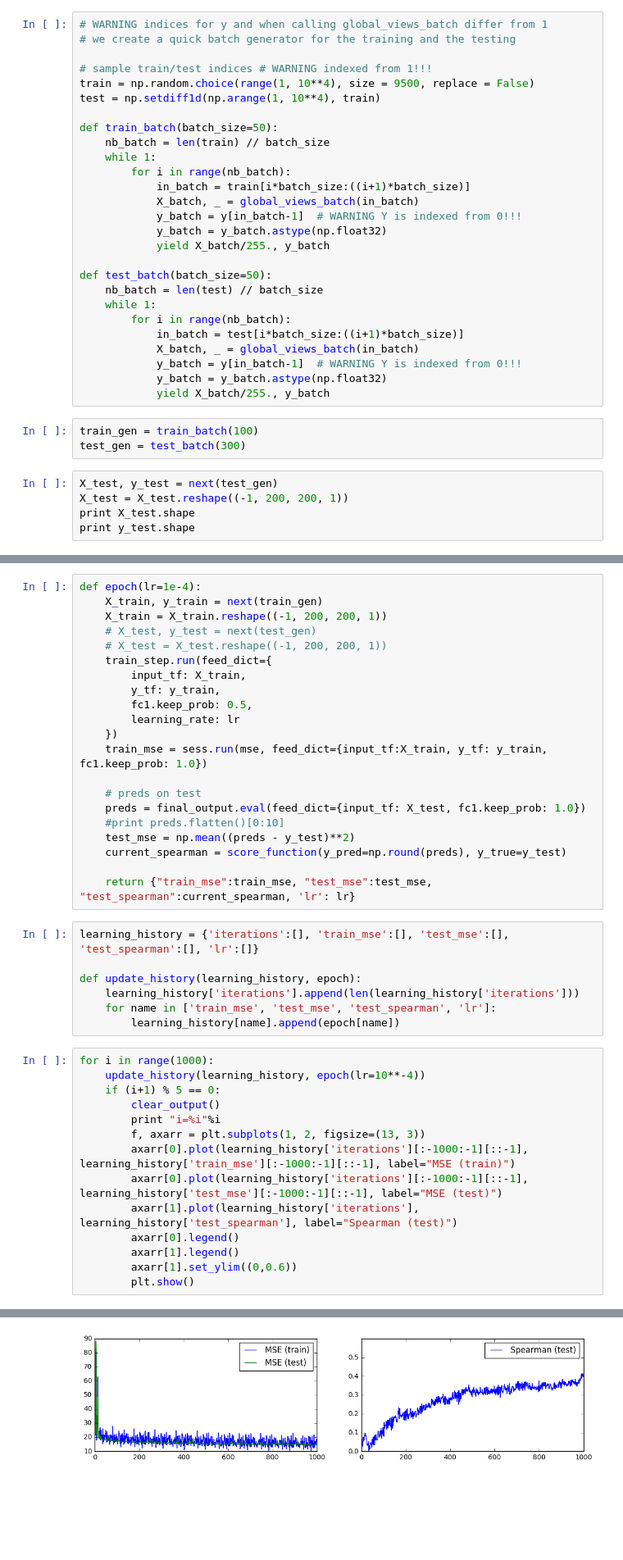
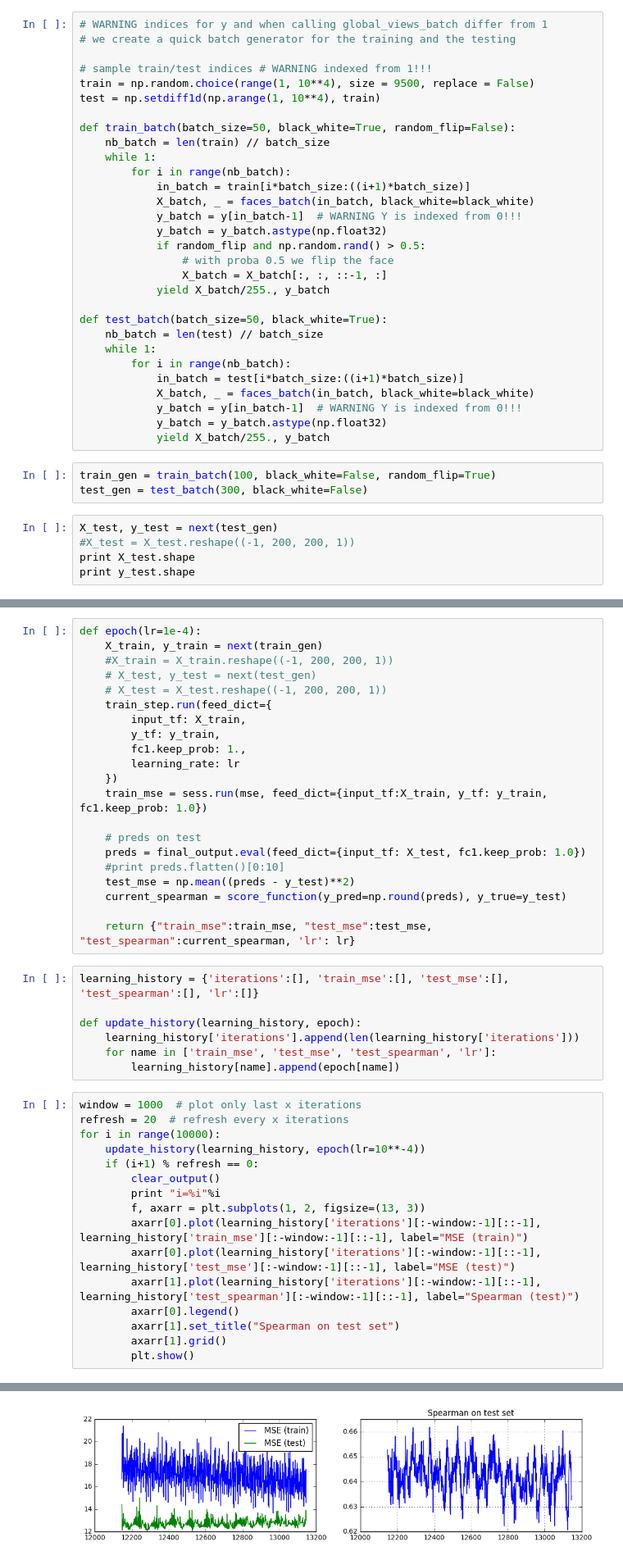
Before and after one commit to ctiennot/regained_challenge, a Jupyter notebook: 3_CNN_global_views.ipynb, the cells around one changed output, grey strips where cells are left out. Shown at 82% size. Saved outputs shown, nothing was run; the diff lists cells and outputs as text; blank space fills up the shorter version.

```diff
--- a/3_CNN_global_views.ipynb
+++ b/3_CNN_global_views.ipynb
@@ -65,31 +73,34 @@ numpy.float32
 train = np.random.choice(range(1, 10**4), size = 9500, replace = False)
 test = np.setdiff1d(np.arange(1, 10**4), train)
 
-def train_batch(batch_size=50):
+def train_batch(batch_size=50, black_white=True, random_flip=False):
     nb_batch = len(train) // batch_size
     while 1:
         for i in range(nb_batch):
             in_batch = train[i*batch_size:((i+1)*batch_size)]
-            X_batch, _ = global_views_batch(in_batch)
+            X_batch, _ = faces_batch(in_batch, black_white=black_white)
             y_batch = y[in_batch-1]  # WARNING Y is indexed from 0!!!
             y_batch = y_batch.astype(np.float32)
+            if random_flip and np.random.rand() > 0.5:
+                # with proba 0.5 we flip the face
+                X_batch = X_batch[:, :, ::-1, :]
             yield X_batch/255., y_batch
 
-def test_batch(batch_size=50):
+def test_batch(batch_size=50, black_white=True):
     nb_batch = len(test) // batch_size
     while 1:
         for i in range(nb_batch):
             in_batch = test[i*batch_size:((i+1)*batch_size)]
-            X_batch, _ = global_views_batch(in_batch)
+            X_batch, _ = faces_batch(in_batch, black_white=black_white)
             y_batch = y[in_batch-1]  # WARNING Y is indexed from 0!!!
             y_batch = y_batch.astype(np.float32)
             yield X_batch/255., y_batch
 # %%
-train_gen = train_batch(100)
-test_gen = test_batch(300)
+train_gen = train_batch(100, black_white=False, random_flip=True)
+test_gen = test_batch(300, black_white=False)
 # %%
 X_test, y_test = next(test_gen)
-X_test = X_test.reshape((-1, 200, 200, 1))
+#X_test = X_test.reshape((-1, 200, 200, 1))
 print X_test.shape
 print y_test.shape
 # %% [output]
@@ -98,13 +109,13 @@ print y_test.shape
 # %%
 def epoch(lr=1e-4):
     X_train, y_train = next(train_gen)
-    X_train = X_train.reshape((-1, 200, 200, 1))
+    #X_train = X_train.reshape((-1, 200, 200, 1))
     # X_test, y_test = next(test_gen)
     # X_test = X_test.reshape((-1, 200, 200, 1))
     train_step.run(feed_dict={
         input_tf: X_train,
         y_tf: y_train,
-        fc1.keep_prob: 0.5,
+        fc1.keep_prob: 1.,
         learning_rate: lr
     })
     train_mse = sess.run(mse, feed_dict={input_tf:X_train, y_tf: y_train, fc1.keep_prob: 1.0})
@@ -124,17 +135,19 @@ def update_history(learning_history, epoch):
     for name in ['train_mse', 'test_mse', 'test_spearman', 'lr']:
         learning_history[name].append(epoch[name])
 # %%
-for i in range(1000):
+window = 1000  # plot only last x iterations
+refresh = 20  # refresh every x iterations
+for i in range(10000):
     update_history(learning_history, epoch(lr=10**-4))
-    if (i+1) % 5 == 0:
+    if (i+1) % refresh == 0:
         clear_output()
         print "i=%i"%i
         f, axarr = plt.subplots(1, 2, figsize=(13, 3))
-        axarr[0].plot(learning_history['iterations'][:-1000:-1][::-1], learning_history['train_mse'][:-1000:-1][::-1], label="MSE (train)")
-        axarr[0].plot(learning_history['iterations'][:-1000:-1][::-1], learning_history['test_mse'][:-1000:-1][::-1], label="MSE (test)")
-        axarr[1].plot(learning_history['iterations'], learning_history['test_spearman'], label="Spearman (test)")
+        axarr[0].plot(learning_history['iterations'][:-window:-1][::-1], learning_history['train_mse'][:-window:-1][::-1], label="MSE (train)")
+        axarr[0].plot(learning_history['iterations'][:-window:-1][::-1], learning_history['test_mse'][:-window:-1][::-1], label="MSE (test)")
+        axarr[1].plot(learning_history['iterations'][:-window:-1][::-1], learning_history['test_spearman'][:-window:-1][::-1], label="Spearman (test)")
         axarr[0].legend()
-        axarr[1].legend()
-        axarr[1].set_ylim((0,0.6))
+        axarr[1].set_title("Spearman on test set")
+        axarr[1].grid()
         plt.show()
 # %% [output]
@@ -142,2 +155,2 @@ i=999
-[figure, old version]
+[figure, new version]
 # %%
```
Also changed, not shown: parts of 13 cells of this notebook.
